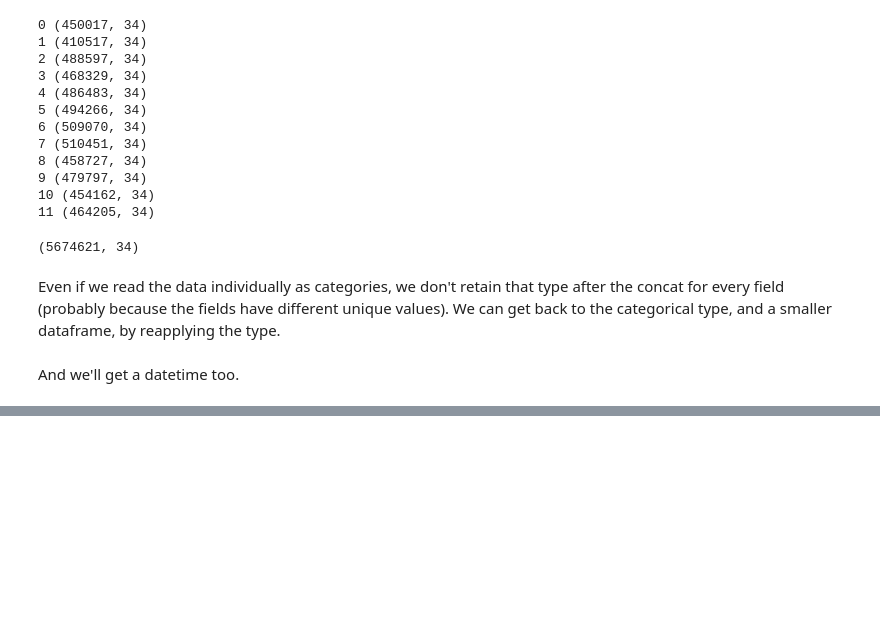
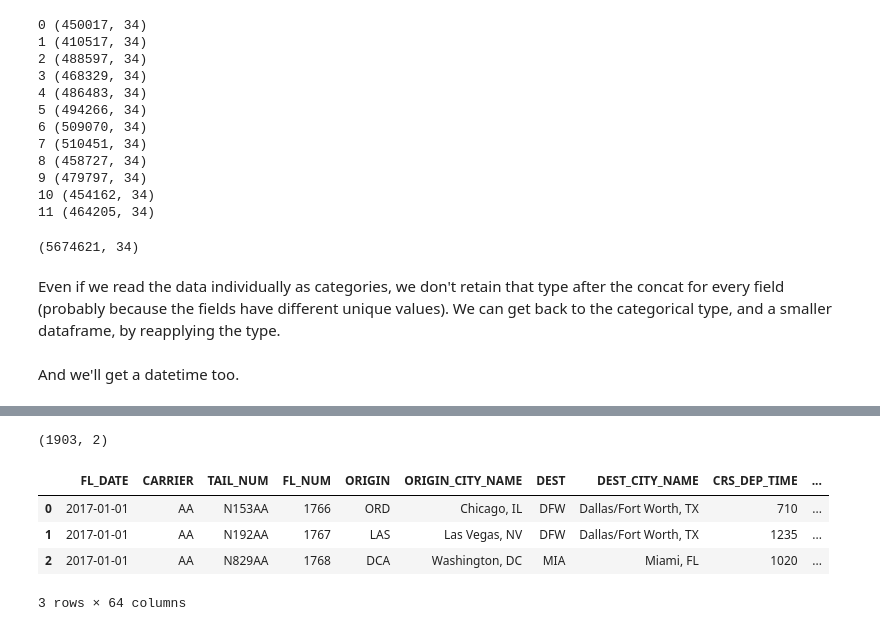
Before and after one commit to aenfield/bonvoyage, a Jupyter notebook: notebooks/CombineAndAugmentBTSData.ipynb, the cells around one changed output, grey strips where cells are left out. Cells and saved outputs as stored; diff of their text form; code cells hidden in the pictures; blank space fills up the shorter version.

```diff
--- a/notebooks/CombineAndAugmentBTSData.ipynb
+++ b/notebooks/CombineAndAugmentBTSData.ipynb
@@ -65,0 +187,14 @@ def mem_usage(pandas_obj):
+# %%
+d_carriers = pd.read_csv('../data/CarrierLookup.csv')
+d_carriers.shape
+# %% [output]
+(1903, 2)
+# %%
+d = pd.merge(left=d, right=d_carriers, left_on='CARRIER', right_on='Code')
+d[:3]
+# %% [output]
+|  | FL_DATE | CARRIER | TAIL_NUM | FL_NUM | ORIGIN | ORIGIN_CITY_NAME | DEST | DEST_CITY_NAME | CRS_DEP_TIME | ... |
+| 0 | 2017-01-01 | AA | N153AA | 1766 | ORD | Chicago, IL | DFW | Dallas/Fort Worth, TX | 710 | ... |
+| 1 | 2017-01-01 | AA | N192AA | 1767 | LAS | Las Vegas, NV | DFW | Dallas/Fort Worth, TX | 1235 | ... |
+| 2 | 2017-01-01 | AA | N829AA | 1768 | DCA | Washington, DC | MIA | Miami, FL | 1020 | ... |
+3 rows × 64 columns
```
Also changed, not shown: parts of 26 cells of this notebook, 2 other files.
